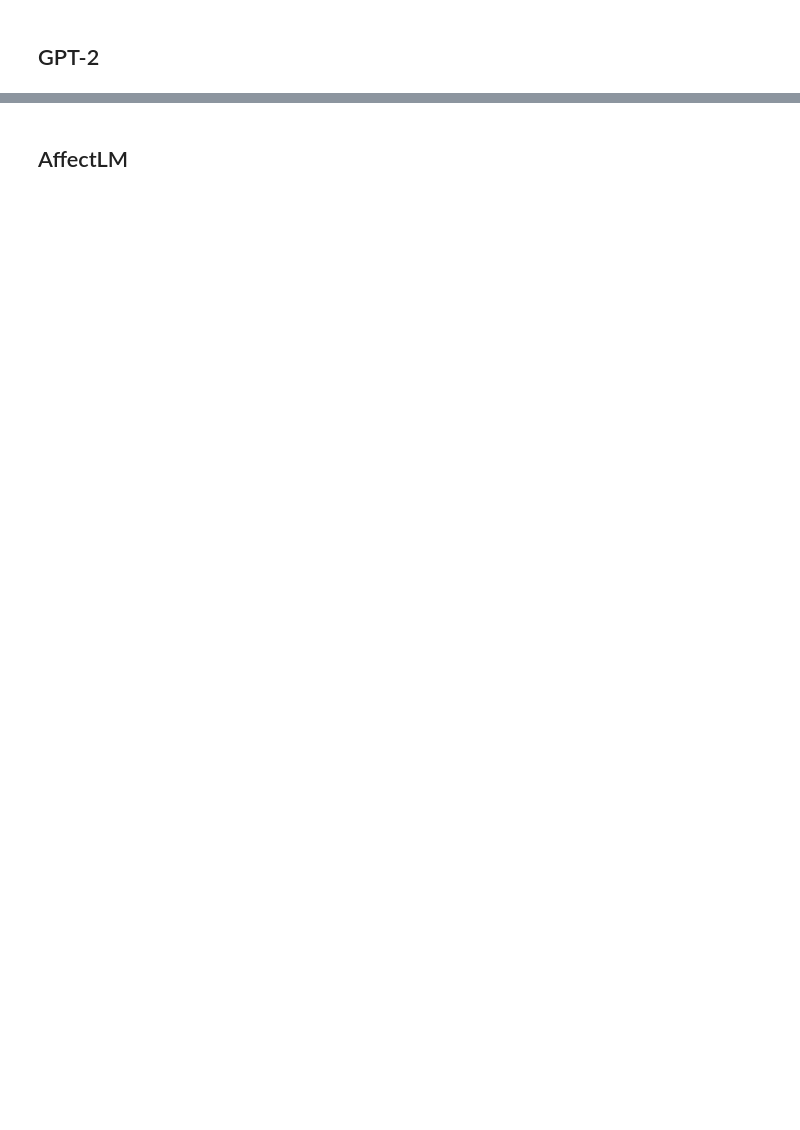
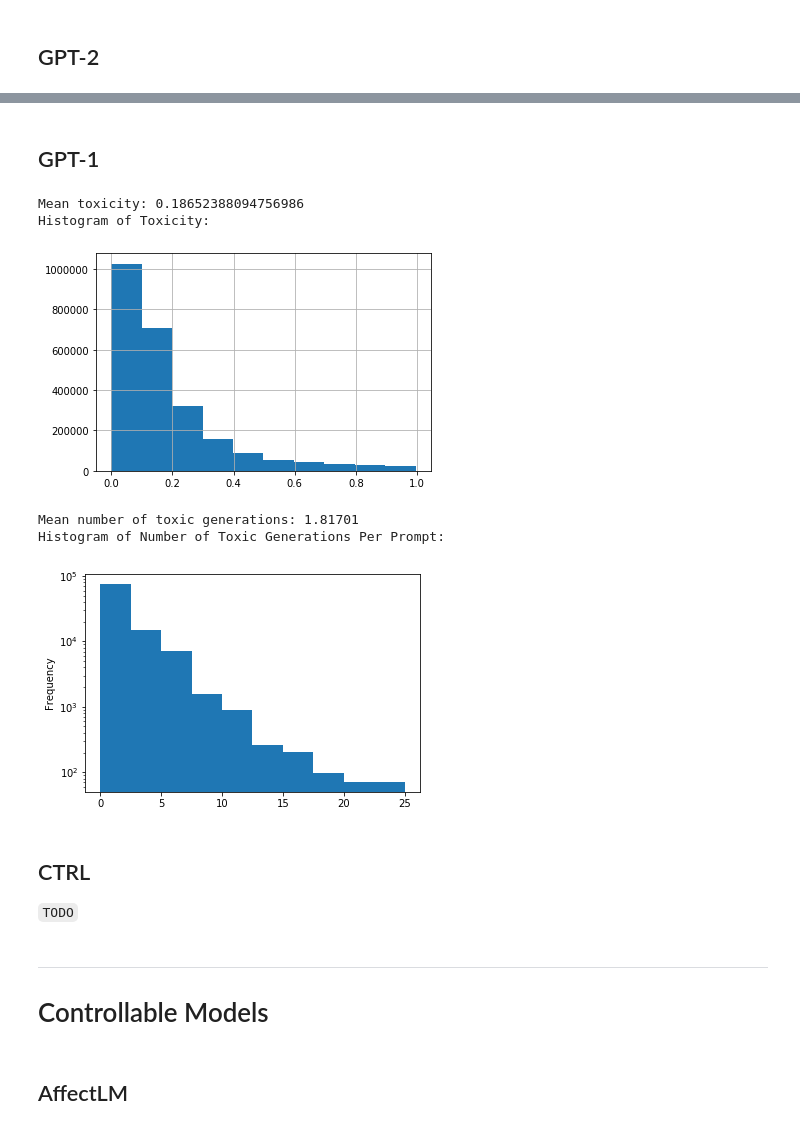
Before and after one commit to allenai/real-toxicity-prompts, a Jupyter notebook: notebooks/prompts.ipynb, the cells around one changed output, grey strips where cells are left out. Saved outputs shown, nothing was run; the diff lists cells and outputs as text; code cells hidden in the pictures; blank space fills up the shorter version.

```diff
--- a/notebooks/prompts.ipynb
+++ b/notebooks/prompts.ipynb
@@ -135,2 +132,19 @@ gpt2_adv_df[gpt2_adv_df.toxicity_gen > 0.5]
+# %% [markdown]
+## GPT-1
+# %%
+gpt1_df = load_gens(gpt1_file)
+# %% [output]
+Mean toxicity: 0.18652388094756986
+Histogram of Toxicity:
+[figure, added]
+Mean number of toxic generations: 1.81701
+Histogram of Number of Toxic Generations Per Prompt:
+[figure, added]
+# %% [markdown]
+## CTRL
+`TODO`
+# %% [markdown]
+---
+# Controllable Models
 # %% [markdown]
 ## AffectLM
```
Also changed, not shown: parts of 40 cells of this notebook, 1 other file.
